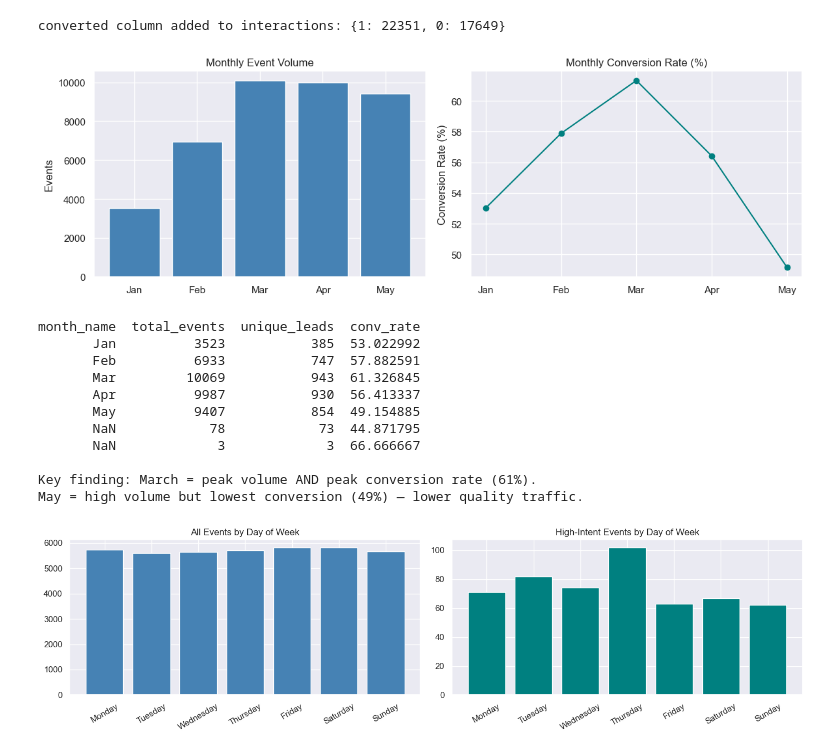
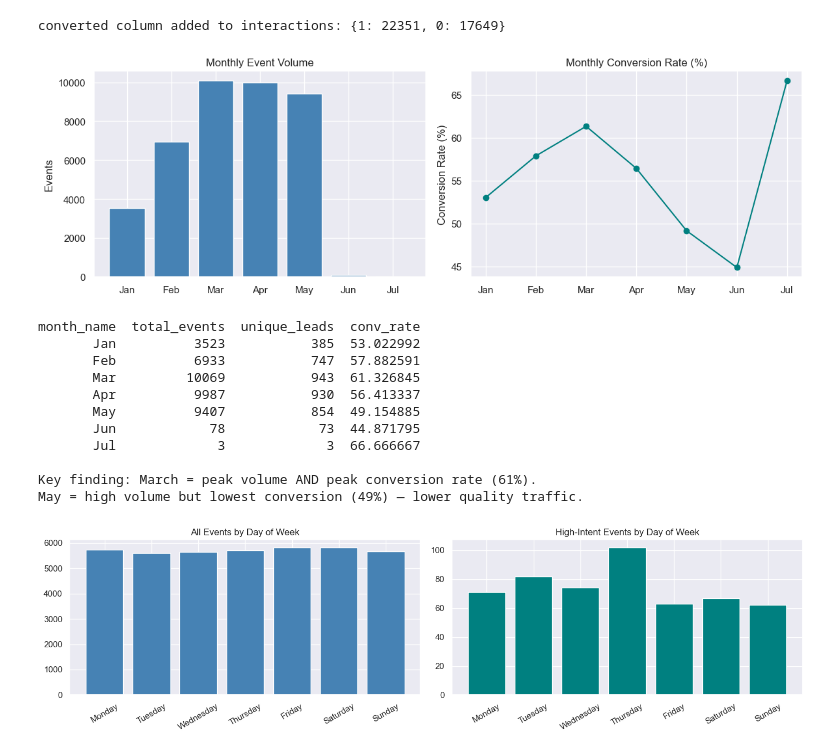
Before and after one commit to vikasmaurya9769/vikas-maurya-AIML-Assessment, a Jupyter notebook: notebooks/EDA.ipynb, the cells around one changed output. Drawn from its saved outputs; the diff is of its cells as text; code cells hidden in the pictures.

```diff
--- a/notebooks/EDA.ipynb
+++ b/notebooks/EDA.ipynb
@@ -497,43 +472,43 @@ monthly = (
     .agg(
         total_events =("interaction_id", "count"),
         conv_events  =("converted",       "sum"),
         unique_leads =("lead_id",         "nunique")
     )
     .reset_index()
 )
 monthly["conv_rate"] = monthly["conv_events"] / monthly["total_events"] * 100
-month_names = {1:"Jan",2:"Feb",3:"Mar",4:"Apr",5:"May"}
+month_names = {1:"Jan",2:"Feb",3:"Mar",4:"Apr",5:"May",6:"Jun",7:"Jul"}
 monthly["month_name"] = monthly["month"].map(month_names)
 
 fig, axes = plt.subplots(1, 2, figsize=(12, 4))
 
 monthly_clean = monthly.dropna(subset=["month_name"])
 axes[0].bar(monthly_clean["month_name"], monthly_clean["total_events"], color="steelblue")
 axes[0].set_title("Monthly Event Volume")
 axes[0].set_ylabel("Events")
 
 axes[1].plot(monthly_clean["month_name"], monthly_clean["conv_rate"], marker="o", color="teal")
 axes[1].set_title("Monthly Conversion Rate (%)")
 axes[1].set_ylabel("Conversion Rate (%)")
 
 plt.tight_layout()
 plt.savefig("../outputs/eda/monthly_patterns.png", dpi=150)
 plt.show()
 
 print(monthly[["month_name","total_events","unique_leads","conv_rate"]].to_string(index=False))
 print()
 print("Key finding: March = peak volume AND peak conversion rate (61%).")
 print("May = high volume but lowest conversion (49%) — lower quality traffic.")
 # %% [output]
-[figure, old version]
+[figure, new version]
 month_name  total_events  unique_leads  conv_rate
        Jan          3523           385  53.022992
        Feb          6933           747  57.882591
        Mar         10069           943  61.326845
        Apr          9987           930  56.413337
        May          9407           854  49.154885
-       NaN            78            73  44.871795
-       NaN             3             3  66.666667
+       Jun            78            73  44.871795
+       Jul             3             3  66.666667
 
 Key finding: March = peak volume AND peak conversion rate (61%).
 May = high volume but lowest conversion (49%) — lower quality traffic.
```
Also changed, not shown: parts of 1 cell of this notebook, 7 other files.
